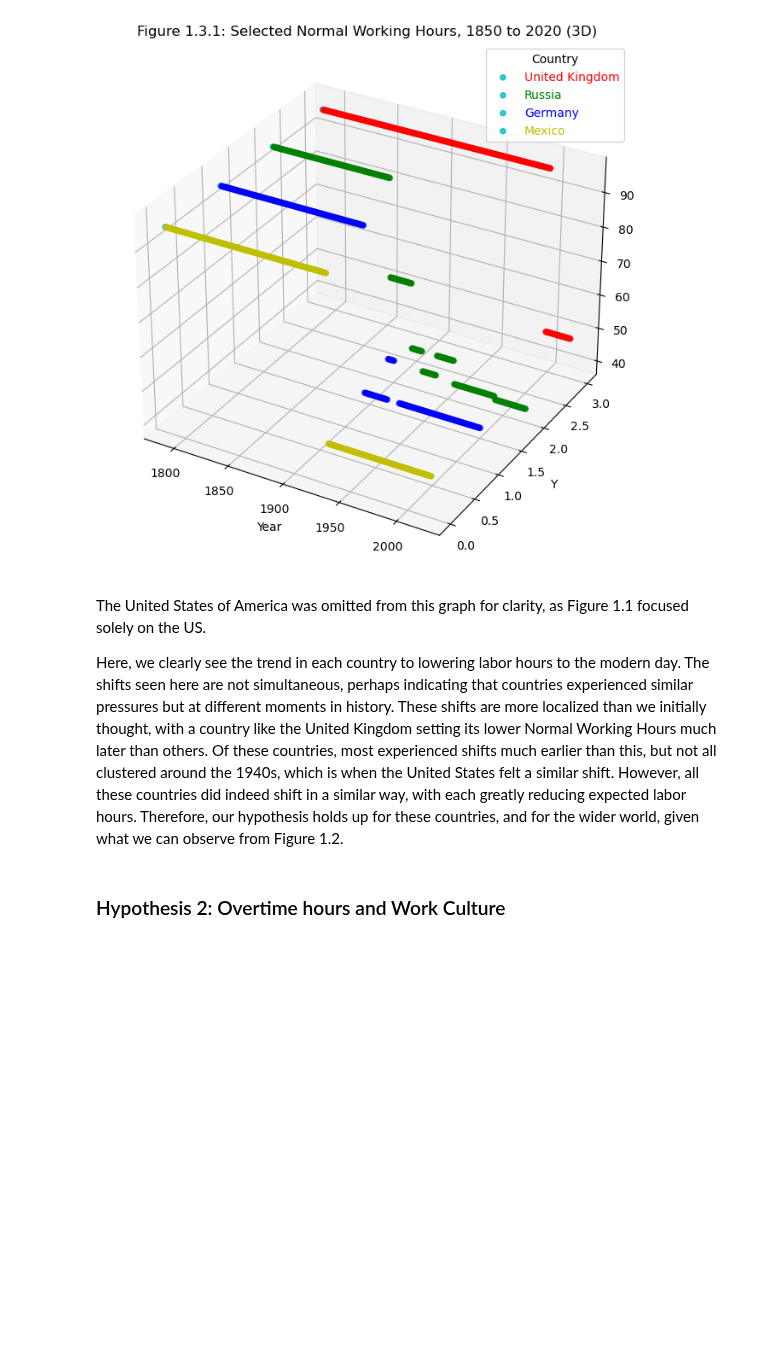
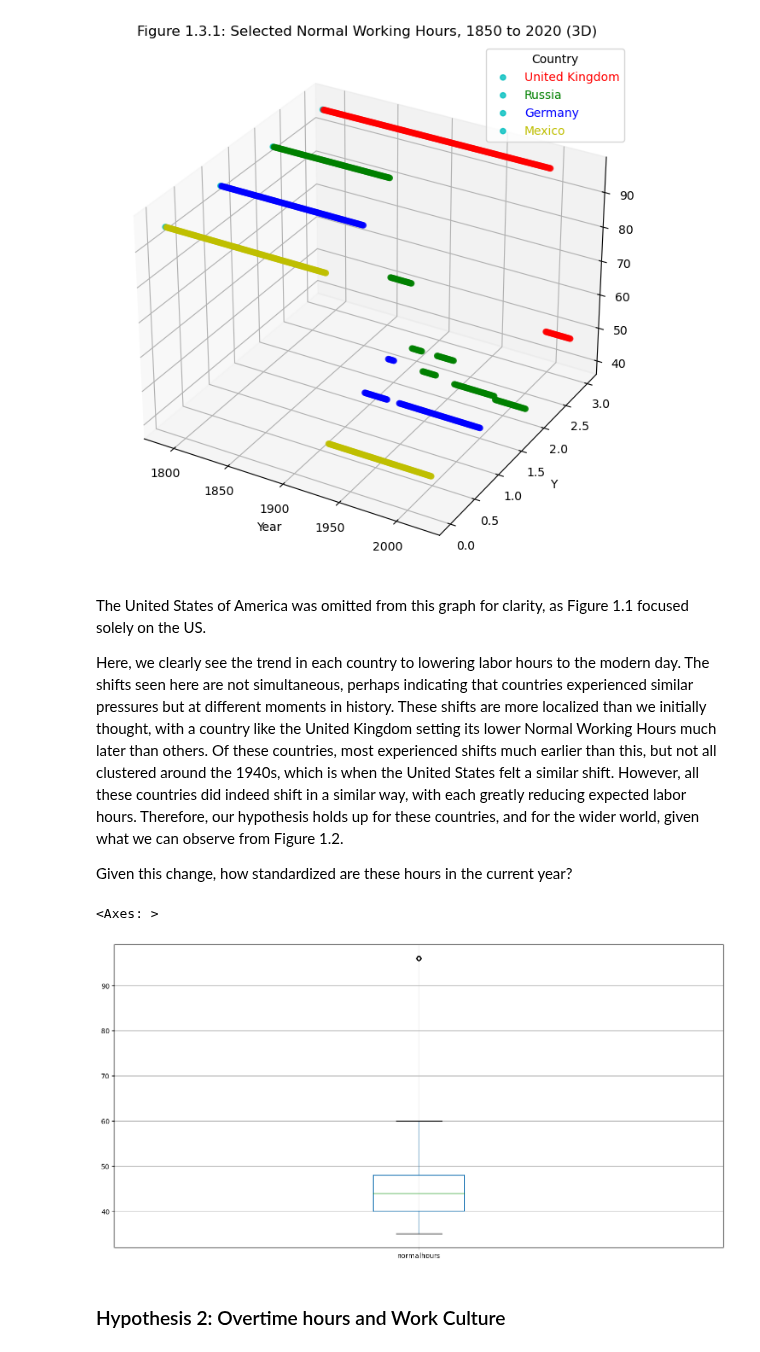
Before and after one commit to trevor-moss/ek121_finalProj, a Jupyter notebook: submission_format.ipynb, the cells around one changed output. Saved outputs shown, nothing was run; the diff lists cells and outputs as text; code cells hidden in the pictures; blank space fills up the shorter version.

Commit message:
added some comments and a bad graph

```diff
--- a/submission_format.ipynb
+++ b/submission_format.ipynb
@@ -159,6 +159,19 @@ plt.show()
 The United States of America was omitted from this graph for clarity, as Figure 1.1 focused solely on the US.
 
 Here, we clearly see the trend in each country to lowering labor hours to the modern day. The shifts seen here are not simultaneous, perhaps indicating that countries experienced similar pressures but at different moments in history. These shifts are more localized than we initially thought, with a country like the United Kingdom setting its lower Normal Working Hours much later than others. Of these countries, most experienced shifts much earlier than this, but not all clustered around the 1940s, which is when the United States felt a similar shift. However, all these countries did indeed shift in a similar way, with each greatly reducing expected labor hours. Therefore, our hypothesis holds up for these countries, and for the wider world, given what we can observe from Figure 1.2.
+
+Given this change, how standardized are these hours in the current year?
+# %%
+#Plot 1.4
+
+#this is pretty bad... please do something better here!
+
+#use 2020 dataframe from earlier
+df_test = pd.DataFrame(df_2020.loc[:, 'normalhours'])
+df_test.boxplot()
+# %% [output]
+<Axes: >
+[figure, added]
 # %% [markdown]
 ### Hypothesis 2: Overtime hours and Work Culture
 # %%
```
Also changed, not shown: parts of 1 cell of this notebook.
